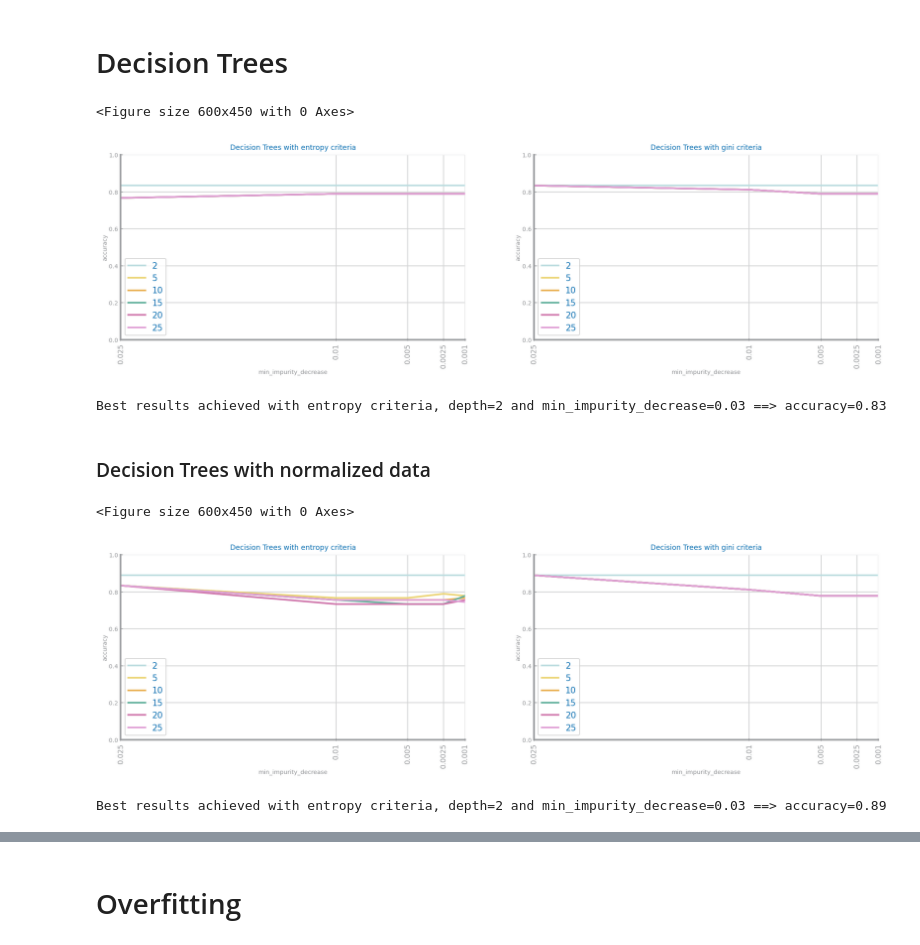
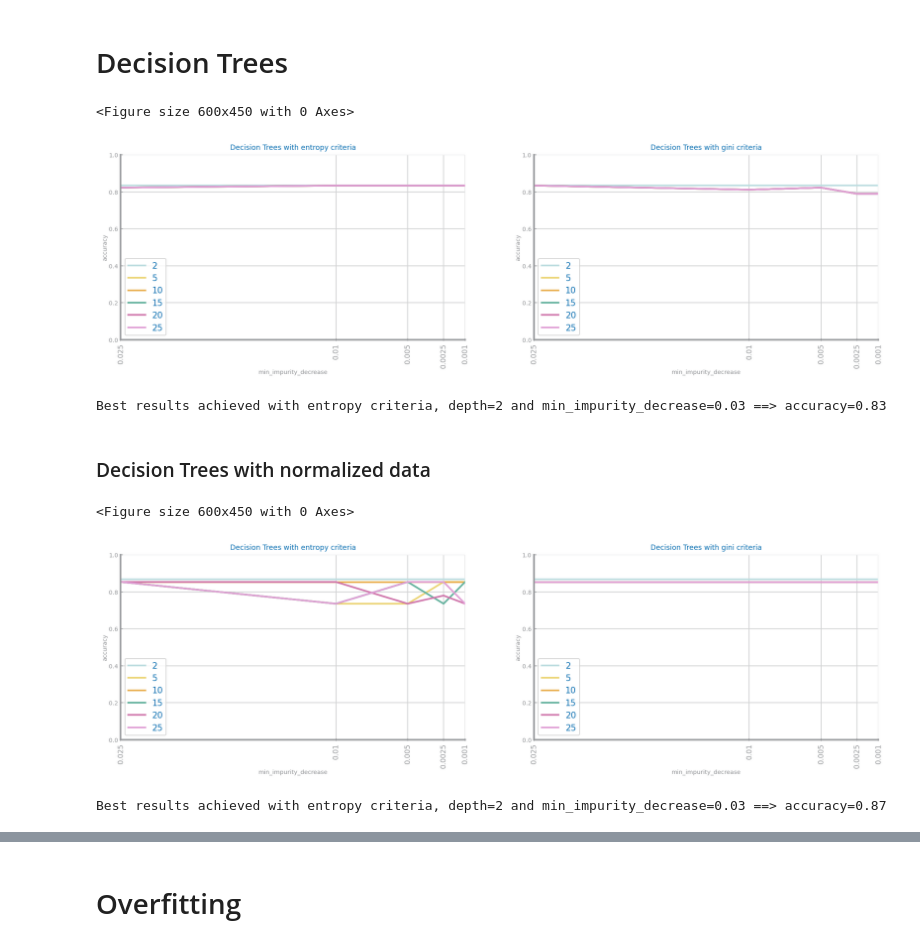
Before and after one commit to diogo-costa98/cdados, a Jupyter notebook: Lab4/Lab4_heart_failure.ipynb, the cells around one changed output, grey strips where cells are left out. Saved outputs shown, nothing was run; the diff lists cells and outputs as text; code cells hidden in the pictures.

```diff
--- a/Lab4/Lab4_heart_failure.ipynb
+++ b/Lab4/Lab4_heart_failure.ipynb
@@ -59,14 +50,0 @@ data
-# %%
-from numpy import percentile
-
-print(data["age"].max())
-print(data["age"].min())
-quartiles = percentile(data["age"], [25, 50, 75])
-print (quartiles)
-iqr = quartiles[2] - quartiles[0]
-print (quartiles[0] - 1.5*iqr)
-print (quartiles[2] + 1.5*iqr)
-print()
-
-q1 = data.quantile(0.25)
-q1
@@ -177,25 +228,25 @@ from sklearn.preprocessing import StandardScaler, MinMaxScaler
 
 transf = StandardScaler(with_mean=True, with_std=True, copy=True).fit(data)
 df_nr = pd.DataFrame(transf.transform(data), columns= data.columns)
-norm_data_zscore = df_nr
+norm_data_zscore = copy.deepcopy(df_nr)
 norm_data_zscore.describe(include='all')
 
 
 transf = MinMaxScaler(feature_range=(0, 1), copy=True).fit(df_nr)
 df_nr = pd.DataFrame(transf.transform(df_nr), columns= df_nr.columns)
-norm_data_minmax = df_nr
+norm_data_minmax = copy.deepcopy(df_nr)
 norm_data_minmax.describe(include='all')
 
 
 transf = StandardScaler(with_mean=True, with_std=True, copy=True).fit(clean_data)
-df_nr_clean = pd.DataFrame(transf.transform(clean_data), columns= data.columns)
-norm_data_zscore_clean = df_nr_clean
+df_nr_clean = pd.DataFrame(transf.transform(clean_data), columns= clean_data.columns)
+norm_data_zscore_clean = copy.deepcopy(df_nr_clean)
 norm_data_zscore_clean.describe(include='all')
 
 
-transf = MinMaxScaler(feature_range=(0, 1), copy=True).fit(df_nr_clean)
-df_nr_clean = pd.DataFrame(transf.transform(df_nr_clean), columns= df_nr.columns)
-norm_data_minmax_clean = df_nr_clean
+transf = MinMaxScaler(feature_range=(0, 1), copy=True).fit(clean_data)
+df_nr_clean = pd.DataFrame(transf.transform(clean_data), columns= clean_data.columns)
+norm_data_minmax_clean = copy.deepcopy(df_nr_clean)
 norm_data_minmax_clean.describe(include='all')
 print()
 # %%
@@ -229,17 +280,10 @@ plt.show()
 # %% [markdown]
 # Decision Trees
 # %%
-import numpy as np
-import pandas as pd
-import matplotlib.pyplot as plt
-from sklearn.model_selection import train_test_split
-import sklearn.metrics as metrics
-from sklearn.tree import DecisionTreeClassifier
-import ds_functions as ds
-
 data: pd.DataFrame = pd.read_csv('datasets/heart_failure_clinical_records_dataset.csv')
-y: np.ndarray = data.pop('DEATH_EVENT').values
-X: np.ndarray = data.values
+original_data = copy.deepcopy(data)
+y: np.ndarray = original_data.pop('DEATH_EVENT').values
+X: np.ndarray = original_data.values
 labels = pd.unique(y)
 
 trnX, tstX, trnY, tstY = train_test_split(X, y, train_size=0.7, stratify=y)
@@ -276,13 +320,15 @@ plt.show()
 print('Best results achieved with %s criteria, depth=%d and min_impurity_decrease=%1.2f ==> accuracy=%1.2f'%(best[0], best[1], best[2], last_best))
 # %% [output]
 <Figure size 600x450 with 0 Axes>
-[figure, old version]
+[figure, new version]
 Best results achieved with entropy criteria, depth=2 and min_impurity_decrease=0.03 ==> accuracy=0.83
 # %% [markdown]
 ### Decision Trees with normalized data
 # %%
+minmax_clean = copy.deepcopy(norm_data_minmax_clean)
+y: np.ndarray = minmax_clean.pop('DEATH_EVENT').values
+X: np.ndarray = minmax_clean.values
 labels = pd.unique(y)
-
 trnX, tstX, trnY, tstY = train_test_split(X, y, train_size=0.7, stratify=y)
 
 min_impurity_decrease = [0.025, 0.01, 0.005, 0.0025, 0.001]
@@ -290,35 +336,35 @@ max_depths = [2, 5, 10, 15, 20, 25]
 criteria = ['entropy', 'gini']
 best = ('',  0, 0.0)
 last_best = 0
 best_tree = None
 n = 5
 plt.figure()
 fig, axs = plt.subplots(1, 2, figsize=(16, 4), squeeze=False)
 for k in range(len(criteria)):
     f = criteria[k]
     values = {}
     for d in max_depths:
         yvalues = []
         for imp in min_impurity_decrease:
             tree = DecisionTreeClassifier(min_samples_leaf=n, max_depth=d, criterion=f, min_impurity_decrease=imp)
             tree.fit(trnX, trnY)
             prdY = tree.predict(tstX)
             yvalues.append(metrics.accuracy_score(tstY, prdY))
             if yvalues[-1] > last_best:
                 best = (f, d, imp)
                 last_best = yvalues[-1]
                 best_tree = tree
 
         values[d] = yvalues
     ds.multiple_line_chart(min_impurity_decrease, values, ax=axs[0, k], title='Decision Trees with %s criteria'%f,
                            xlabel='min_impurity_decrease', ylabel='accuracy', percentage=True)
 
 plt.show()
 print('Best results achieved with %s criteria, depth=%d and min_impurity_decrease=%1.2f ==> accuracy=%1.2f'%(best[0], best[1], best[2], last_best))
 # %% [output]
 <Figure size 600x450 with 0 Axes>
-[figure, old version]
+[figure, new version]
-Best results achieved with entropy criteria, depth=2 and min_impurity_decrease=0.03 ==> accuracy=0.89
+Best results achieved with entropy criteria, depth=2 and min_impurity_decrease=0.03 ==> accuracy=0.87
 # %%
 prd_trn = best_tree.predict(trnX)
 prd_tst = best_tree.predict(tstX)
```
Also changed, not shown: parts of 20 cells of this notebook, 1 other file.
